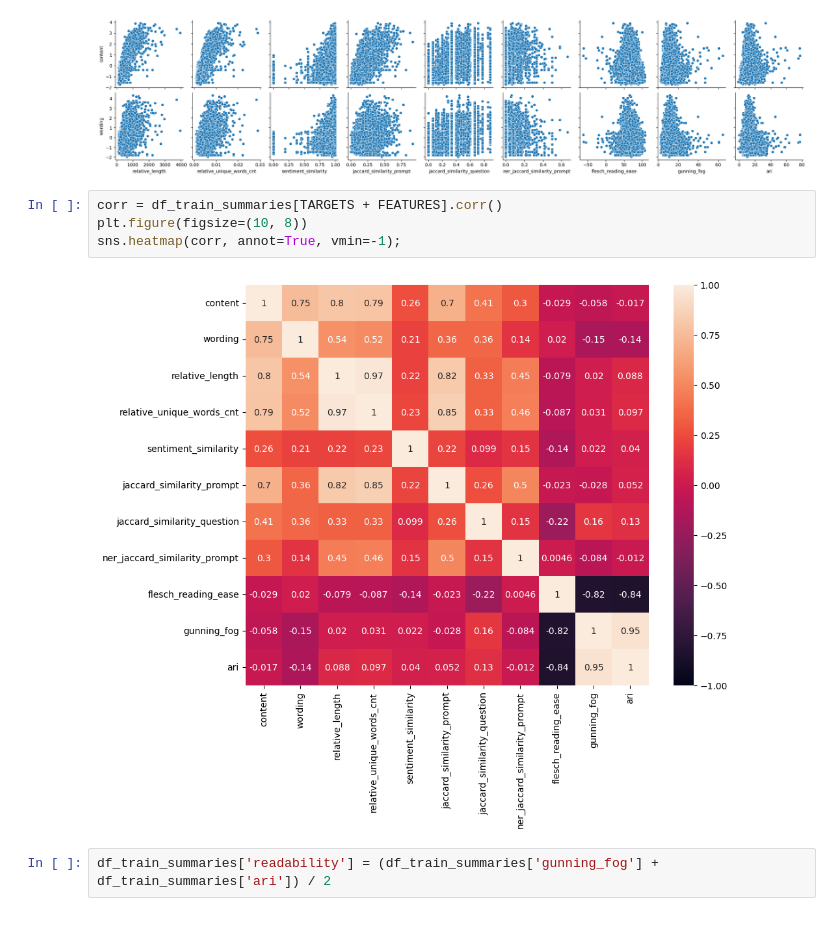
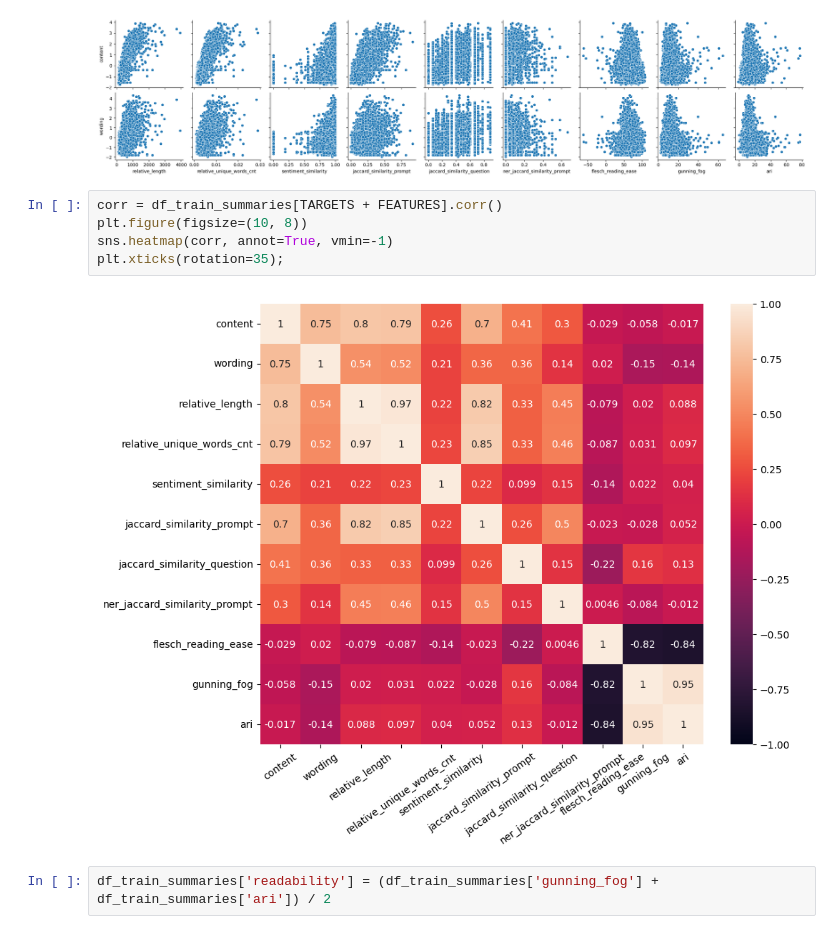
Before and after one commit to Camille9999/Simplon-Certification, a Jupyter notebook: amelioration_projet/feature_engineering.ipynb, the cells around one changed output. Drawn from its saved outputs; the diff is of its cells as text.

```diff
--- a/amelioration_projet/feature_engineering.ipynb
+++ b/amelioration_projet/feature_engineering.ipynb
@@ -328,9 +329,10 @@ sns.pairplot(df_train_summaries[TARGETS + FEATURES], x_vars=FEATURES, y_vars=TAR
 # %%
 corr = df_train_summaries[TARGETS + FEATURES].corr()
 plt.figure(figsize=(10, 8))
-sns.heatmap(corr, annot=True, vmin=-1);
+sns.heatmap(corr, annot=True, vmin=-1)
+plt.xticks(rotation=35);
 # %% [output]
-[figure, old version]
+[figure, new version]
 # %%
 df_train_summaries['readability'] = (df_train_summaries['gunning_fog'] + df_train_summaries['ari']) / 2
 # %% [markdown]
```
Also changed, not shown: parts of 21 cells of this notebook, 25 other files.
